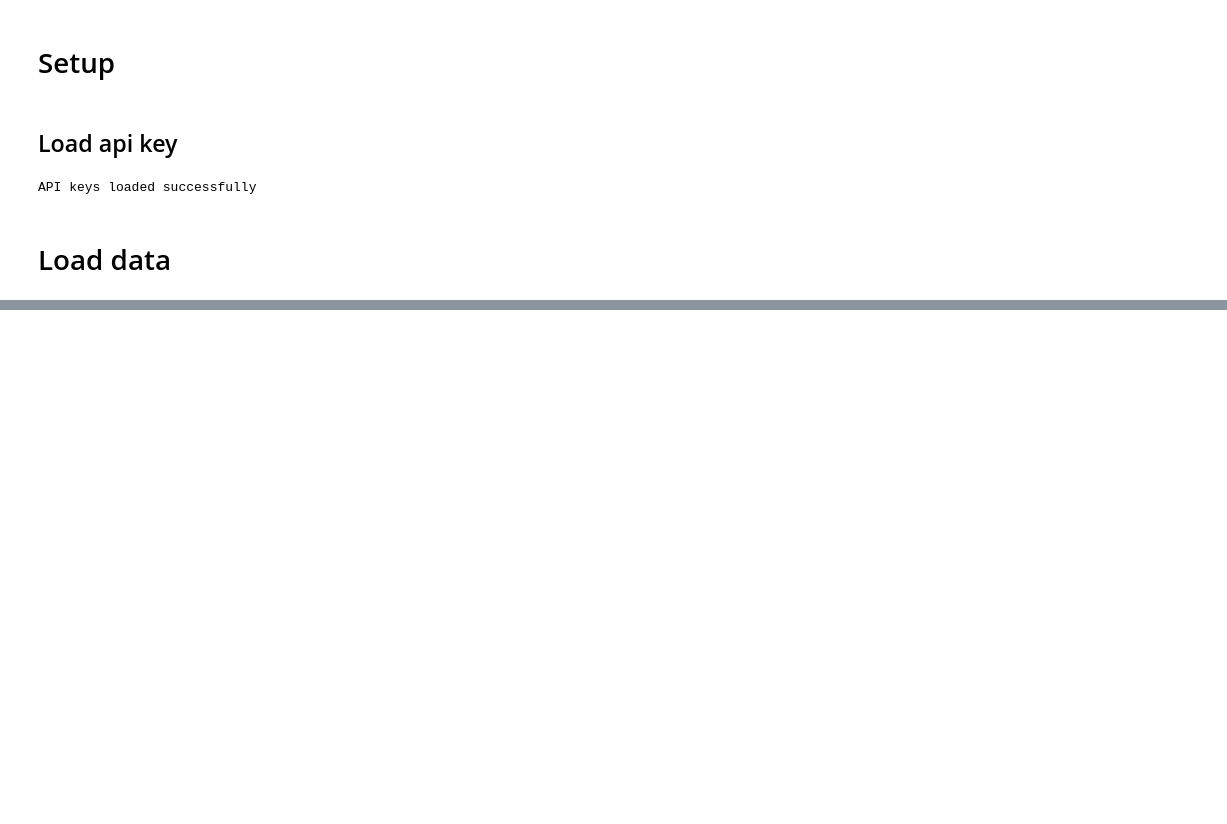
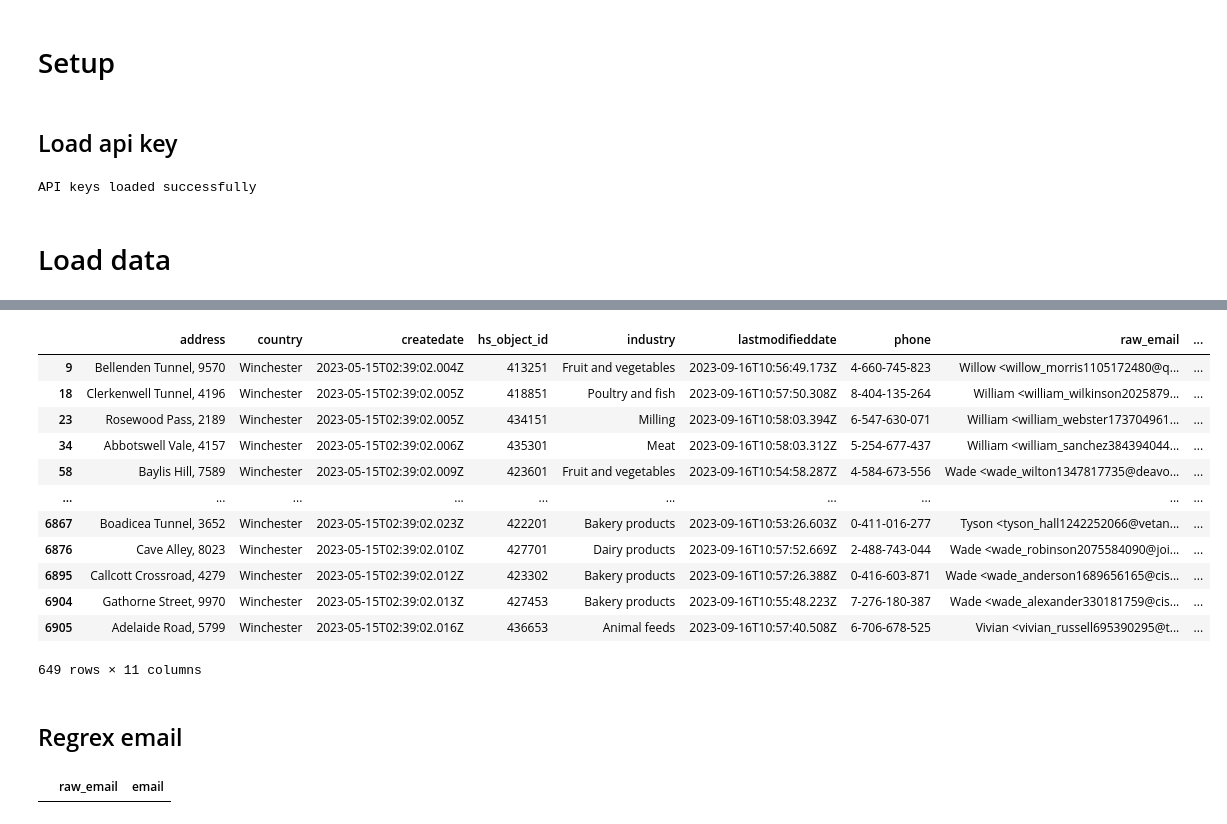
Before and after one commit to CamiloP121/technical_test-otf, a Jupyter notebook: data_pipeline.ipynb, the cells around one changed output, grey strips where cells are left out. Cells and saved outputs as stored; diff of their text form; code cells hidden in the pictures; blank space fills up the shorter version.

```diff
--- a/data_pipeline.ipynb
+++ b/data_pipeline.ipynb
@@ -99,0 +93,3 @@ data.tail()
+# %%
+data = data.reset_index(drop= True)
+data.tail()
@@ -99,0 +122,2 @@ data.tail()
+# %%
+data[["contry_found","city_found"]] = data["country"].apply(lambda x: pd.Series(ETL.found_contry(x)))
@@ -99,0 +167,5 @@ data.tail()
+# %%
+# Both the country and number information are empty, and it is evident that the records are repeated, so they will be eliminated
+data = data[~data["country"].isna()]
+data = data.reset_index(drop= True)
+data.head()
@@ -99,0 +179,24 @@ data.tail()
+# %%
+# Set Winchester
+for i in range(len(data)):
+    if data.iloc[i]["country"] == "Winchester":
+        data.loc.__setitem__((i, ('contry_found')), "United Kingdom")
+        data.loc.__setitem__((i, ('city_found')), "Winchester")
+
+data[data["country"] == "Winchester"]
+# %% [output]
+|  | address | country | createdate | hs_object_id | industry | lastmodifieddate | phone | raw_email | ... |
+| 9 | Bellenden Tunnel, 9570 | Winchester | 2023-05-15T02:39:02.004Z | 413251 | Fruit and vegetables | 2023-09-16T10:56:49.173Z | 4-660-745-823 | Willow <willow_morris1105172480@q... | ... |
+| 18 | Clerkenwell Tunnel, 4196 | Winchester | 2023-05-15T02:39:02.005Z | 418851 | Poultry and fish | 2023-09-16T10:57:50.308Z | 8-404-135-264 | William <william_wilkinson2025879... | ... |
+| 23 | Rosewood Pass, 2189 | Winchester | 2023-05-15T02:39:02.005Z | 434151 | Milling | 2023-09-16T10:58:03.394Z | 6-547-630-071 | William <william_webster173704961... | ... |
+| 34 | Abbotswell Vale, 4157 | Winchester | 2023-05-15T02:39:02.006Z | 435301 | Meat | 2023-09-16T10:58:03.312Z | 5-254-677-437 | William <william_sanchez384394044... | ... |
+| 58 | Baylis Hill, 7589 | Winchester | 2023-05-15T02:39:02.009Z | 423601 | Fruit and vegetables | 2023-09-16T10:54:58.287Z | 4-584-673-556 | Wade <wade_wilton1347817735@deavo... | ... |
+| ... | ... | ... | ... | ... | ... | ... | ... | ... | ... |
+| 6867 | Boadicea Tunnel, 3652 | Winchester | 2023-05-15T02:39:02.023Z | 422201 | Bakery products | 2023-09-16T10:53:26.603Z | 0-411-016-277 | Tyson <tyson_hall1242252066@vetan... | ... |
+| 6876 | Cave Alley, 8023 | Winchester | 2023-05-15T02:39:02.010Z | 427701 | Dairy products | 2023-09-16T10:57:52.669Z | 2-488-743-044 | Wade <wade_robinson2075584090@joi... | ... |
+| 6895 | Callcott Crossroad, 4279 | Winchester | 2023-05-15T02:39:02.012Z | 423302 | Bakery products | 2023-09-16T10:57:26.388Z | 0-416-603-871 | Wade <wade_anderson1689656165@cis... | ... |
+| 6904 | Gathorne Street, 9970 | Winchester | 2023-05-15T02:39:02.013Z | 427453 | Bakery products | 2023-09-16T10:55:48.223Z | 7-276-180-387 | Wade <wade_alexander330181759@cis... | ... |
+| 6905 | Adelaide Road, 5799 | Winchester | 2023-05-15T02:39:02.016Z | 436653 | Animal feeds | 2023-09-16T10:57:40.508Z | 6-706-678-525 | Vivian <vivian_russell695390295@t... | ... |
+649 rows × 11 columns
+# %% [markdown]
+## Regrex email
@@ -99,0 +205,5 @@ data.tail()
+# %%
+# Errors
+data[data["email"] == "error"][["raw_email","email"]].tail()
+# %% [output]
+|  | raw_email | email |
```
Also changed, not shown: parts of 19 cells of this notebook, 1 other file.
